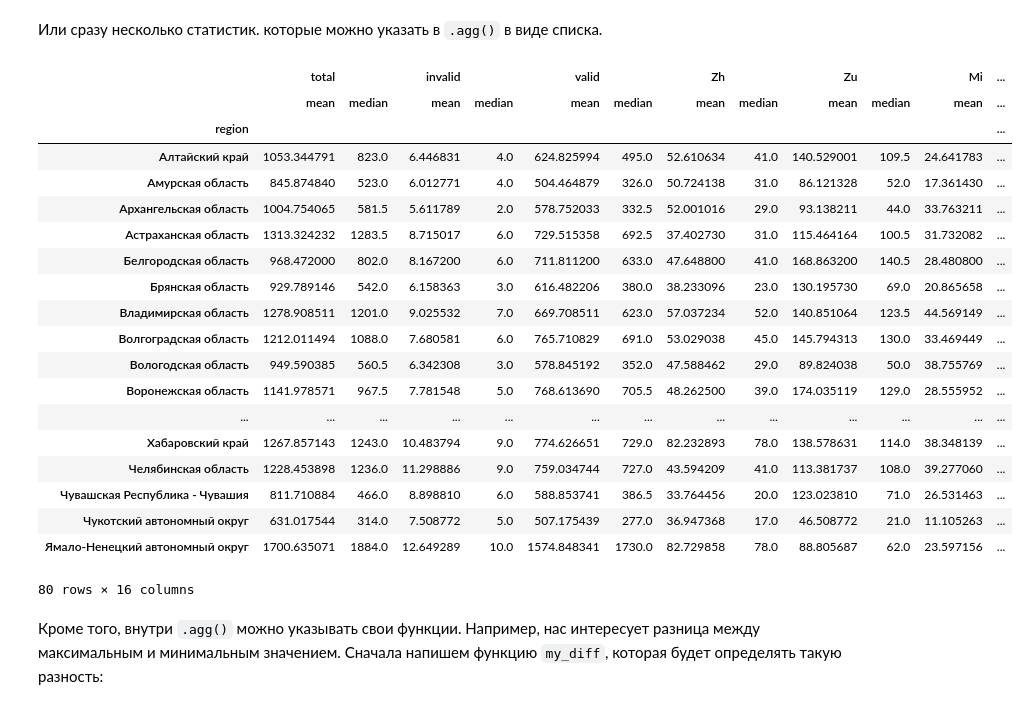
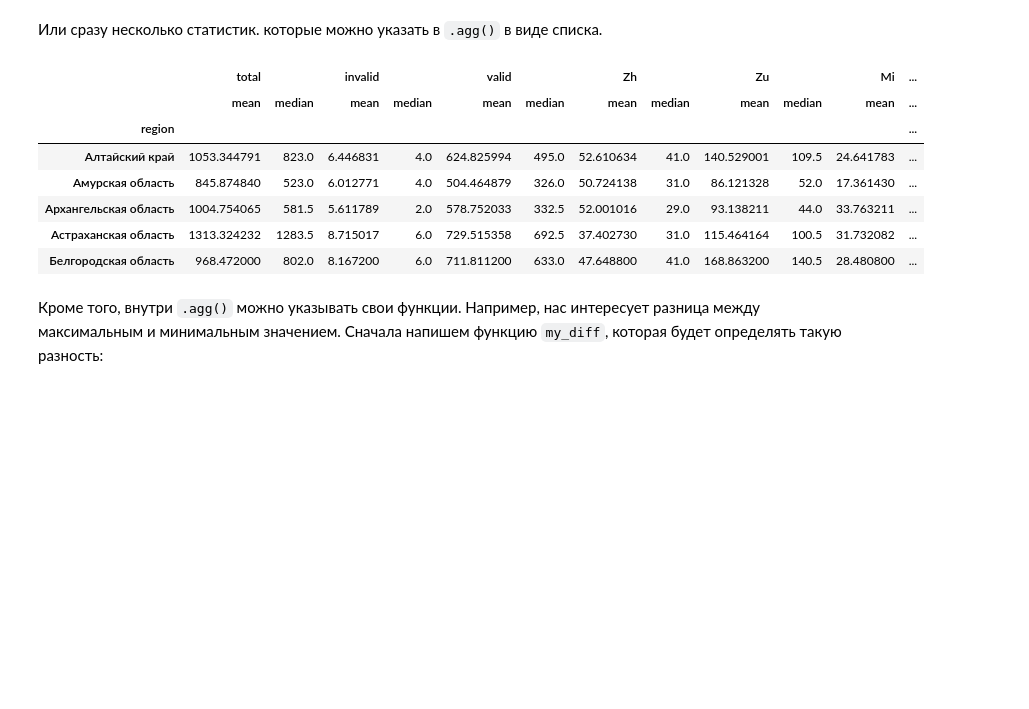
Before and after one commit to allatambov/Py-programming-3, a Jupyter notebook: 21-05/lect-pandas-contd.ipynb, the cells around one changed output. Saved outputs shown, nothing was run; the diff lists cells and outputs as text; code cells hidden in the pictures; blank space fills up the shorter version.

```diff
--- a/21-05/lect-pandas-contd.ipynb
+++ b/21-05/lect-pandas-contd.ipynb
@@ -187,28 +157,16 @@ d.groupby('region').agg('mean') # mean - среднее
 # %% [markdown]
 Или сразу несколько статистик. которые можно указать в `.agg()` в виде списка.
 # %%
-d.groupby('region').agg(['mean', 'median']) # среднее и медиана
+d.groupby('region').agg(['mean', 'median']).head() # среднее и медиана
 # %% [output]
 |  | total |  | invalid |  | valid |  | Zh |  | Zu |  | Mi | ... |
 |  | mean | median | mean | median | mean | median | mean | median | mean | median | mean | ... |
 | region |  |  |  |  |  |  |  |  |  |  |  | ... |
 | Алтайский край | 1053.344791 | 823.0 | 6.446831 | 4.0 | 624.825994 | 495.0 | 52.610634 | 41.0 | 140.529001 | 109.5 | 24.641783 | ... |
 | Амурская область | 845.874840 | 523.0 | 6.012771 | 4.0 | 504.464879 | 326.0 | 50.724138 | 31.0 | 86.121328 | 52.0 | 17.361430 | ... |
 | Архангельская область | 1004.754065 | 581.5 | 5.611789 | 2.0 | 578.752033 | 332.5 | 52.001016 | 29.0 | 93.138211 | 44.0 | 33.763211 | ... |
 | Астраханская область | 1313.324232 | 1283.5 | 8.715017 | 6.0 | 729.515358 | 692.5 | 37.402730 | 31.0 | 115.464164 | 100.5 | 31.732082 | ... |
 | Белгородская область | 968.472000 | 802.0 | 8.167200 | 6.0 | 711.811200 | 633.0 | 47.648800 | 41.0 | 168.863200 | 140.5 | 28.480800 | ... |
-| Брянская область | 929.789146 | 542.0 | 6.158363 | 3.0 | 616.482206 | 380.0 | 38.233096 | 23.0 | 130.195730 | 69.0 | 20.865658 | ... |
-| Владимирская область | 1278.908511 | 1201.0 | 9.025532 | 7.0 | 669.708511 | 623.0 | 57.037234 | 52.0 | 140.851064 | 123.5 | 44.569149 | ... |
-| Волгоградская область | 1212.011494 | 1088.0 | 7.680581 | 6.0 | 765.710829 | 691.0 | 53.029038 | 45.0 | 145.794313 | 130.0 | 33.469449 | ... |
-| Вологодская область | 949.590385 | 560.5 | 6.342308 | 3.0 | 578.845192 | 352.0 | 47.588462 | 29.0 | 89.824038 | 50.0 | 38.755769 | ... |
-| Воронежская область | 1141.978571 | 967.5 | 7.781548 | 5.0 | 768.613690 | 705.5 | 48.262500 | 39.0 | 174.035119 | 129.0 | 28.555952 | ... |
-| ... | ... | ... | ... | ... | ... | ... | ... | ... | ... | ... | ... | ... |
-| Хабаровский край | 1267.857143 | 1243.0 | 10.483794 | 9.0 | 774.626651 | 729.0 | 82.232893 | 78.0 | 138.578631 | 114.0 | 38.348139 | ... |
-| Челябинская область | 1228.453898 | 1236.0 | 11.298886 | 9.0 | 759.034744 | 727.0 | 43.594209 | 41.0 | 113.381737 | 108.0 | 39.277060 | ... |
-| Чувашская Республика - Чувашия | 811.710884 | 466.0 | 8.898810 | 6.0 | 588.853741 | 386.5 | 33.764456 | 20.0 | 123.023810 | 71.0 | 26.531463 | ... |
-| Чукотский автономный округ | 631.017544 | 314.0 | 7.508772 | 5.0 | 507.175439 | 277.0 | 36.947368 | 17.0 | 46.508772 | 21.0 | 11.105263 | ... |
-| Ямало-Ненецкий автономный округ | 1700.635071 | 1884.0 | 12.649289 | 10.0 | 1574.848341 | 1730.0 | 82.729858 | 78.0 | 88.805687 | 62.0 | 23.597156 | ... |
-80 rows × 16 columns
 # %% [markdown]
 Кроме того, внутри `.agg()` можно указывать свои функции. Например, нас интересует разница между максимальным и минимальным значением. Сначала напишем функцию `my_diff`, которая будет определять такую разность:
 # %%
```
Also changed, not shown: parts of 14 cells of this notebook.
